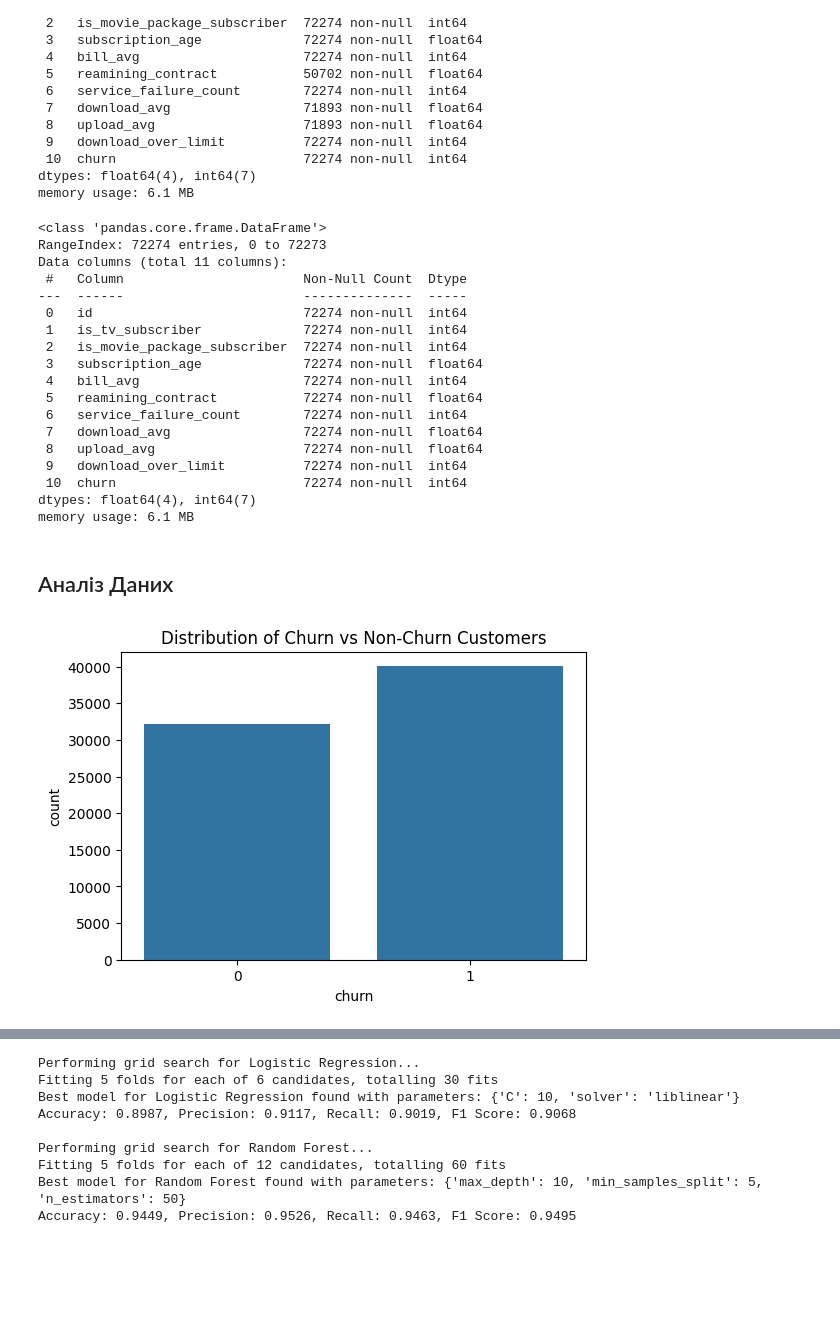
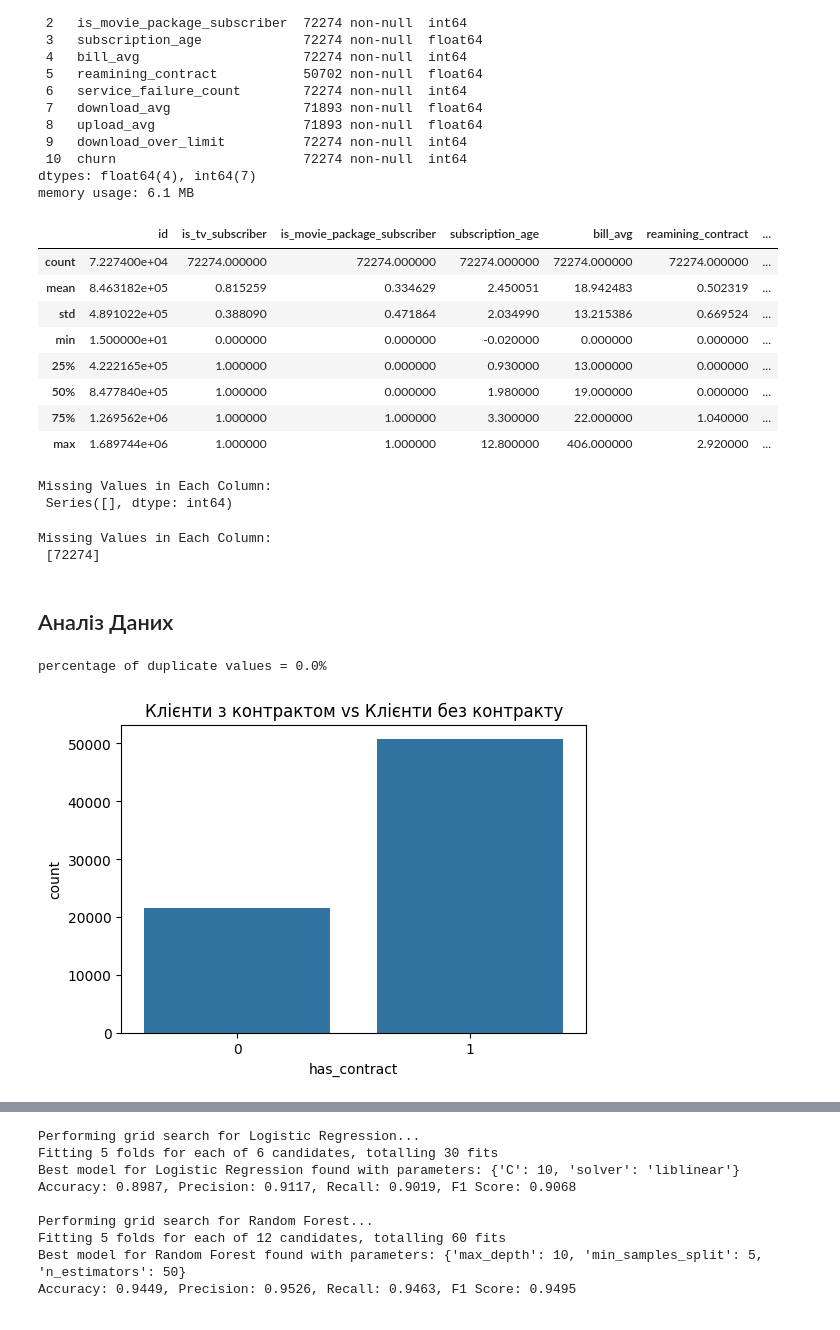
Before and after one commit to serzhu/DS_final_project, a Jupyter notebook: notebooks/notebook_orest.ipynb, the cells around one changed output, grey strips where cells are left out. Saved outputs shown, nothing was run; the diff lists cells and outputs as text; code cells hidden in the pictures; blank space fills up the shorter version.

```diff
--- a/notebooks/notebook_orest.ipynb
+++ b/notebooks/notebook_orest.ipynb
@@ -14,8 +18,9 @@ from sklearn.neural_network import MLPClassifier
 # %% [markdown]
 ## Опис Даних
 # %%
-# Load the dataset
-df = pd.read_csv('internet_service_churn.csv')
+# Загружаємо датасет
+data_folder = Path('../data')
+df = pd.read_csv(data_folder / 'internet_service_churn.csv')
 # %%
 df.head()
 # %% [output]
@@ -59,6 +64,4 @@ Data columns (total 11 columns):
 dtypes: float64(4), int64(7)
 memory usage: 6.1 MB
 # %%
-df['reamining_contract'] = df['reamining_contract'].fillna(0)
-df['download_avg'] = df['download_avg'].fillna(df['download_avg'].mean())
-df['upload_avg'] = df['upload_avg'].fillna(df['upload_avg'].mean())
+df['has_contract'] = df['reamining_contract'].apply(lambda x: 0 if pd.isna(x) else 1)
@@ -65,25 +72,19 @@ df['upload_avg'] = df['upload_avg'].fillna(df['upload_avg'].mean())
 # %%
-df.info()
+df.describe()
 # %% [output]
-<class 'pandas.core.frame.DataFrame'>
-RangeIndex: 72274 entries, 0 to 72273
-Data columns (total 11 columns):
- #   Column                       Non-Null Count  Dtype
----  ------                       --------------  -----
- 0   id                           72274 non-null  int64
- 1   is_tv_subscriber             72274 non-null  int64
- 2   is_movie_package_subscriber  72274 non-null  int64
- 3   subscription_age             72274 non-null  float64
- 4   bill_avg                     72274 non-null  int64
- 5   reamining_contract           72274 non-null  float64
- 6   service_failure_count        72274 non-null  int64
- 7   download_avg                 72274 non-null  float64
- 8   upload_avg                   72274 non-null  float64
- 9   download_over_limit          72274 non-null  int64
- 10  churn                        72274 non-null  int64
-dtypes: float64(4), int64(7)
-memory usage: 6.1 MB
+|  | id | is_tv_subscriber | is_movie_package_subscriber | subscription_age | bill_avg | reamining_contract | ... |
+| count | 7.227400e+04 | 72274.000000 | 72274.000000 | 72274.000000 | 72274.000000 | 72274.000000 | ... |
+| mean | 8.463182e+05 | 0.815259 | 0.334629 | 2.450051 | 18.942483 | 0.502319 | ... |
+| std | 4.891022e+05 | 0.388090 | 0.471864 | 2.034990 | 13.215386 | 0.669524 | ... |
+| min | 1.500000e+01 | 0.000000 | 0.000000 | -0.020000 | 0.000000 | 0.000000 | ... |
+| 25% | 4.222165e+05 | 1.000000 | 0.000000 | 0.930000 | 13.000000 | 0.000000 | ... |
+| 50% | 8.477840e+05 | 1.000000 | 0.000000 | 1.980000 | 19.000000 | 0.000000 | ... |
+| 75% | 1.269562e+06 | 1.000000 | 1.000000 | 3.300000 | 22.000000 | 1.040000 | ... |
+| max | 1.689744e+06 | 1.000000 | 1.000000 | 12.800000 | 406.000000 | 2.920000 | ... |
 # %%
-# Missing values check
+# Перевірка на пропущенні данні
 missing_values = df.isnull().sum()
 print("Missing Values in Each Column:\n", missing_values[missing_values > 0])
+# %% [output]
+Missing Values in Each Column:
+ Series([], dtype: int64)
@@ -90,10 +93,20 @@ print("Missing Values in Each Column:\n", missing_values[missing_values > 0])
+# %%
+missing_values1 = contractors.isnull().sum()
+print("Missing Values in Each Column:\n", missing_values1[missing_values1 > 0])
+# %% [output]
+Missing Values in Each Column:
+ [72274]
 # %% [markdown]
 ## Аналіз Даних
+# %%
+print(f'percentage of duplicate values = {round(df.duplicated().sum()/len(df),3)}%')
+# %% [output]
+percentage of duplicate values = 0.0%
 # %%
-# Distribution of churn vs non-churn customers
+# Розподіл данних
 plt.figure(figsize=(6, 4))
-sns.countplot(data=df, x='churn')
-plt.title('Distribution of Churn vs Non-Churn Customers')
+sns.countplot(data=df, x='has_contract')
+plt.title('Клієнти з контрактом vs Клієнти без контракту')
 plt.show()
 # %% [output]
-[figure, old version]
+[figure, new version]
```
Also changed, not shown: parts of 23 cells of this notebook, 15 other files.
